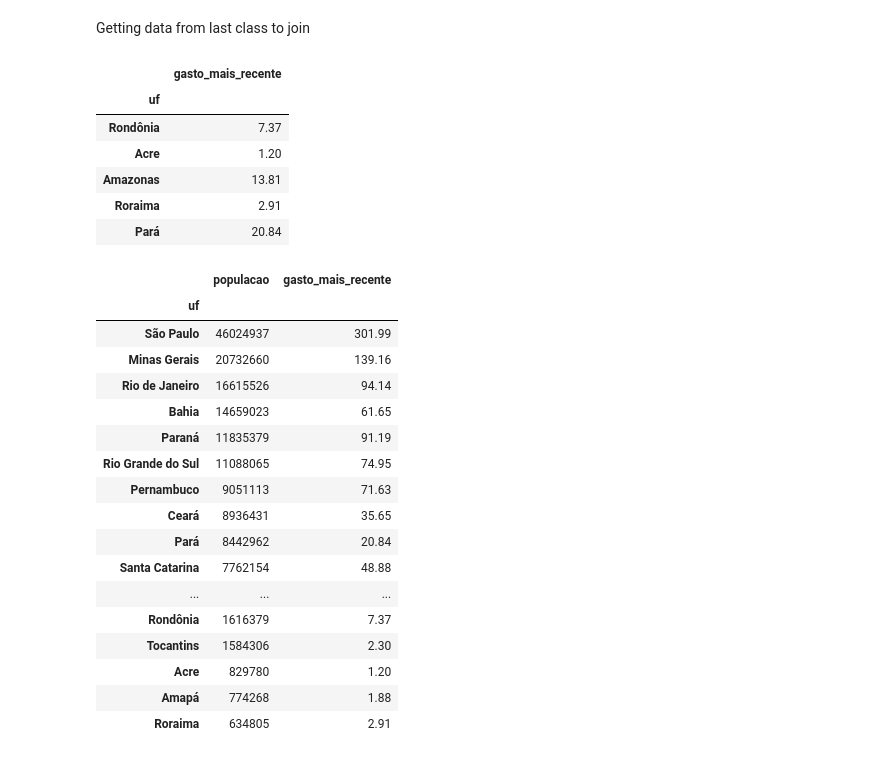
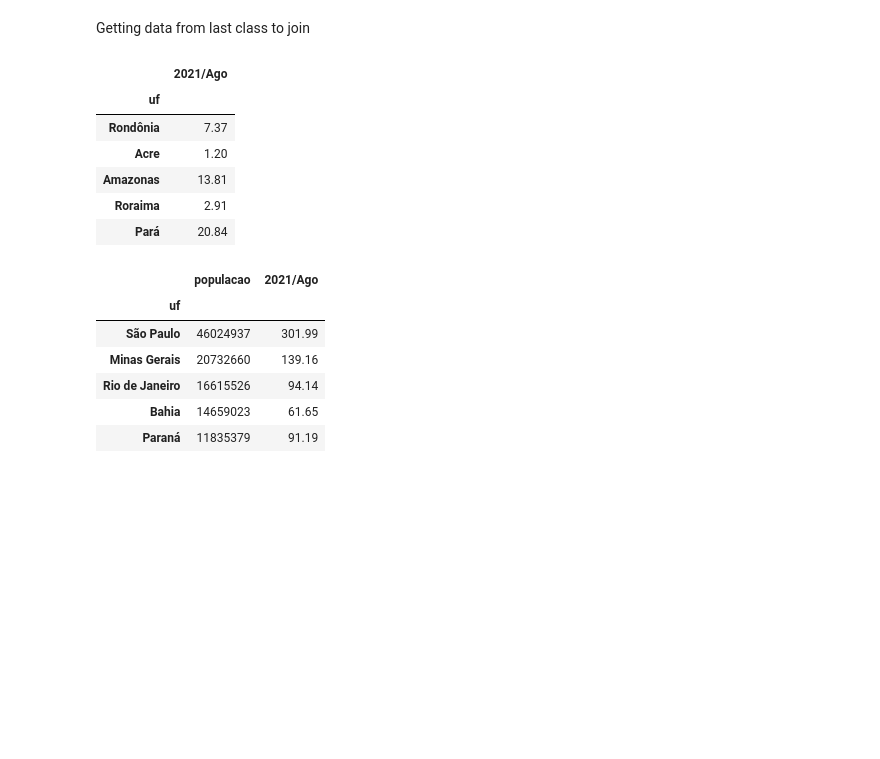
Before and after one commit to rfelipesilva/pos-tech-data-analytics, a Jupyter notebook: jupyter/02-Visualização de dados.ipynb, the cells around one changed output. Drawn from its saved outputs; the diff is of its cells as text; code cells hidden in the pictures; blank space fills up the shorter version.

Commit message:
reading and formatting data from last class

```diff
--- a/jupyter/02-Visualização de dados.ipynb
+++ b/jupyter/02-Visualização de dados.ipynb
@@ -7,6 +7,11 @@
 # %%
 import pandas as pd
 from io import StringIO
+
+import seaborn as sns
+import matplotlib.pyplot as plt
+
+pd.options.display.float_format = '{:.2f}'.format #FORMATTING DECIMAL PLACES VISIBILITY
 # %%
 ibge_estimativa = pd.read_excel('../data/02-pos-data-analytics-visualizacao-de-dados/estimativa_dou_2020.xls',
                                skiprows=1)
@@ -143,7 +148,9 @@ Getting data from last class to join
 gastos_populacao = pd.read_csv('../data/02-pos-data-analytics-visualizacao-de-dados/gastos_mais_recentes.csv',
                               encoding='utf-8',
                               delimiter=';').round(2)
-gastos_populacao.columns = ['uf', 'gasto_mais_recente']
+
+gastos_populacao = gastos_populacao.rename(columns={'Unidade da Federação': 'uf'})
+# gastos_populacao.columns = ['uf', 'gasto_mais_recente']
 
 #FIXING VALUES TO PERFORM THE MATCH LATER
 gastos_populacao['uf'] = gastos_populacao['uf'].str[3:]
@@ -151,7 +158,7 @@ gastos_populacao = gastos_populacao.set_index('uf')
 
 gastos_populacao.head()
 # %% [output]
-|  | gasto_mais_recente |
+|  | 2021/Ago |
 | uf |  |
 | Rondônia | 7.37 |
 | Acre | 1.20 |
@@ -163,23 +170,13 @@ gastos_populacao.head()
 populacao['uf'] = populacao.uf.str.strip().tolist()
 populacao = populacao.set_index('uf')
 # %%
-populacao.join(gastos_populacao)
+gastos_e_populacao = populacao.join(gastos_populacao)
+gastos_e_populacao.head()
 # %% [output]
-|  | populacao | gasto_mais_recente |
+|  | populacao | 2021/Ago |
 | uf |  |  |
 | São Paulo | 46024937 | 301.99 |
 | Minas Gerais | 20732660 | 139.16 |
 | Rio de Janeiro | 16615526 | 94.14 |
 | Bahia | 14659023 | 61.65 |
 | Paraná | 11835379 | 91.19 |
-| Rio Grande do Sul | 11088065 | 74.95 |
-| Pernambuco | 9051113 | 71.63 |
-| Ceará | 8936431 | 35.65 |
-| Pará | 8442962 | 20.84 |
-| Santa Catarina | 7762154 | 48.88 |
-| ... | ... | ... |
-| Rondônia | 1616379 | 7.37 |
-| Tocantins | 1584306 | 2.30 |
-| Acre | 829780 | 1.20 |
-| Amapá | 774268 | 1.88 |
-| Roraima | 634805 | 2.91 |
```
Also changed, not shown: parts of 15 cells of this notebook.
